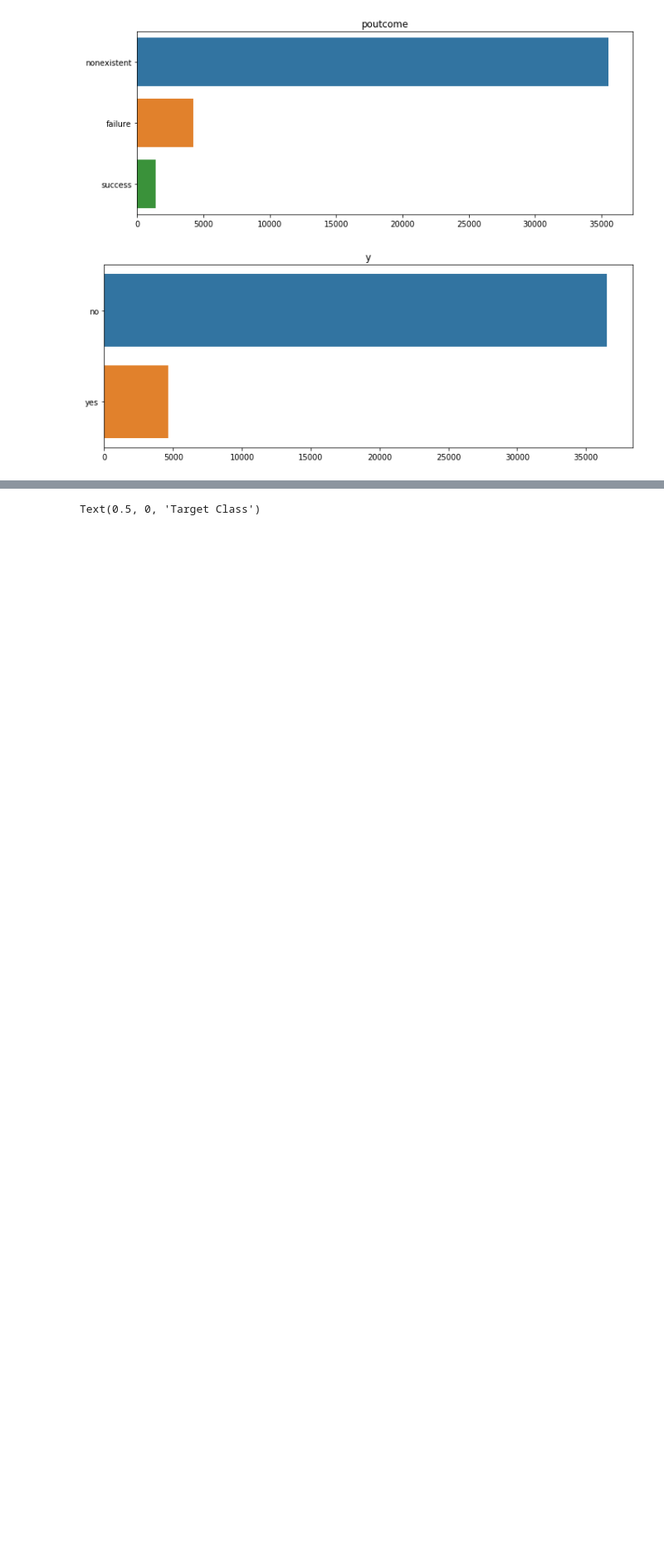
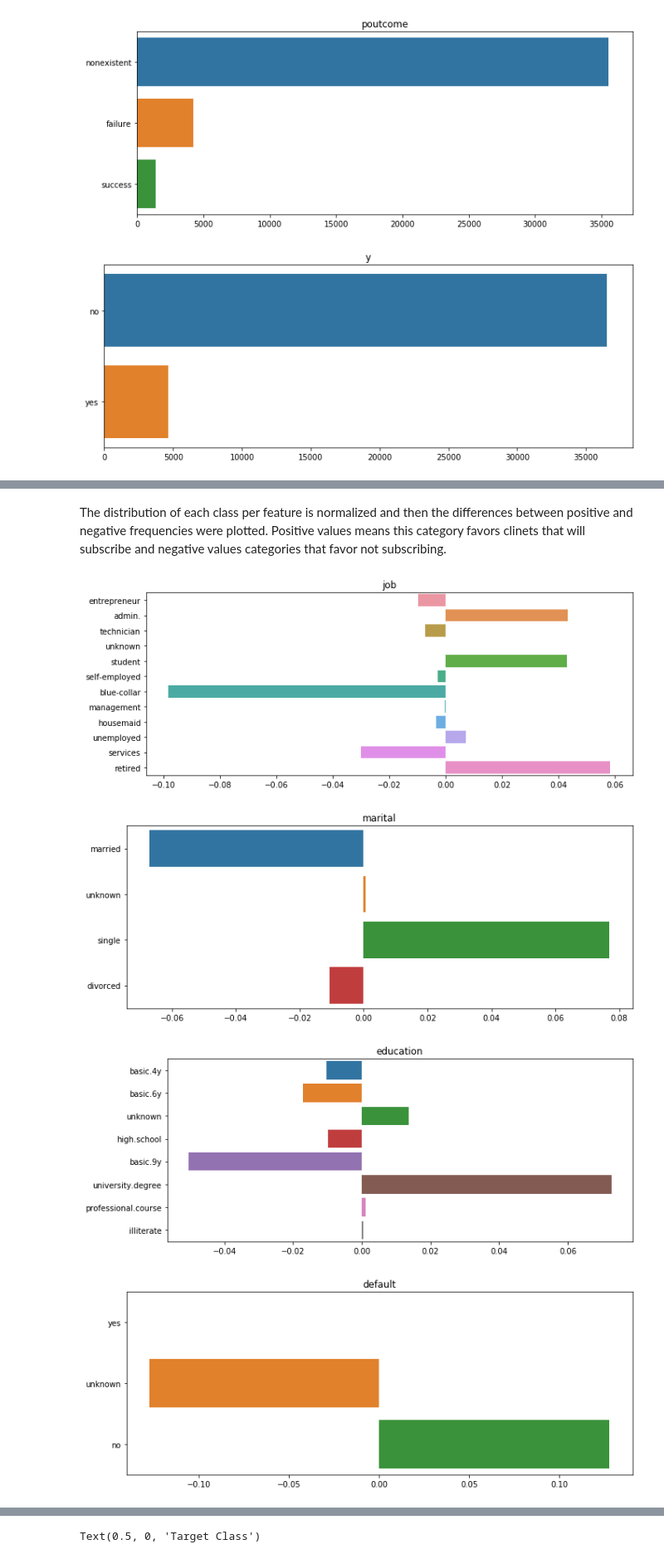
Before and after one commit to kavehamini/Bank_Marketing, a Jupyter notebook: Bank_Marketing.ipynb, the cells around one changed output, grey strips where cells are left out. Shown at 83% size. Cells and saved outputs as stored; diff of their text form; code cells hidden in the pictures; blank space fills up the shorter version.

```diff
--- a/Bank_Marketing.ipynb
+++ b/Bank_Marketing.ipynb
@@ -152,0 +155,31 @@ for col in categorcial_variables:
+# %% [markdown]
+The distribution of each class per feature is normalized and then the differences between positive and negative frequencies were plotted. Positive values means this category favors clinets that will subscribe and negative values categories that favor not subscribing.
+# %%
+
+categorcial_variables = ['job', 'marital', 'education', 'default', 'loan', 'contact', 'month', 'day_of_week', 'poutcome','y']
+for col in categorcial_variables:
+    plt.figure(figsize=(10,4))
+    #Returns counts of unique values for each outcome for each feature.
+    pos_counts = df.loc[df.y.values == 'yes', col].value_counts()
+    neg_counts = df.loc[df.y.values == 'no', col].value_counts()
+
+    all_counts = list(set(list(pos_counts.index) + list(neg_counts.index)))
+
+    #Counts of how often each outcome was recorded.
+    freq_pos = (df.y.values == 'yes').sum()
+    freq_neg = (df.y.values == 'no').sum()
+
+    pos_counts = pos_counts.to_dict()
+    neg_counts = neg_counts.to_dict()
+
+    all_index = list(all_counts)
+    all_counts = [pos_counts.get(k, 0) / freq_pos - neg_counts.get(k, 0) / freq_neg for k in all_counts]
+
+    sns.barplot(all_counts, all_index)
+    plt.title(col)
+    plt.tight_layout()
+# %% [output]
+[figure, added]
+[figure, added]
+[figure, added]
+[figure, added]
```
Also changed, not shown: parts of 2 cells of this notebook.
